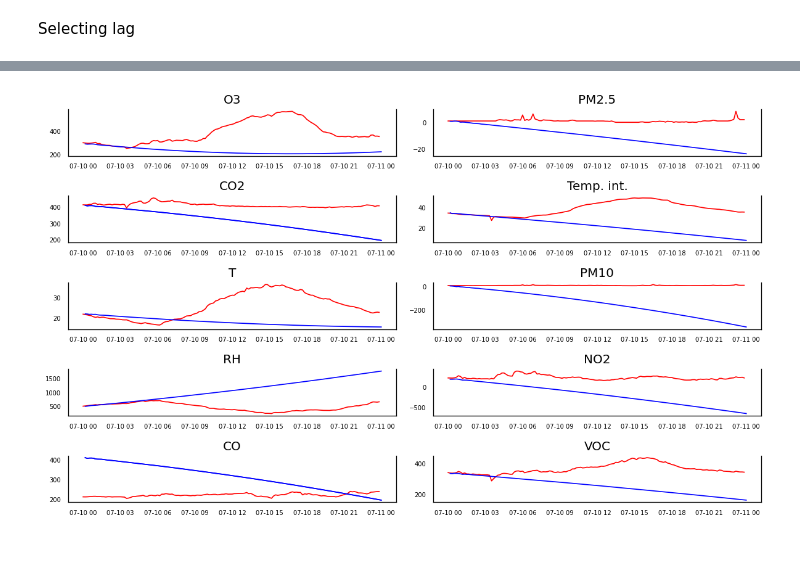
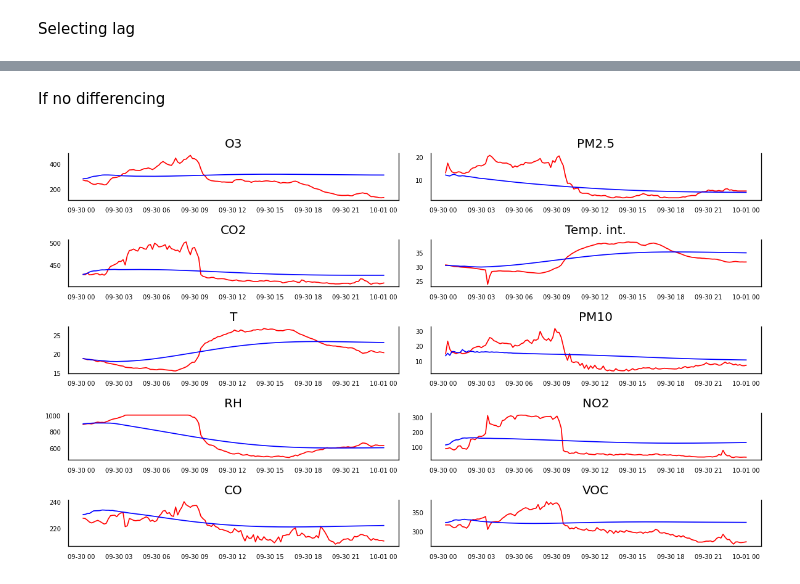
Before and after one commit to marcochisci/Anomaly_detection, a Jupyter notebook: 10min_1day_AnomalyDetection.ipynb, the cells around one changed output, grey strips where cells are left out. Cells and saved outputs as stored; diff of their text form; code cells hidden in the pictures; blank space fills up the shorter version.

```diff
--- a/10min_1day_AnomalyDetection.ipynb
+++ b/10min_1day_AnomalyDetection.ipynb
@@ -979,7 +1186,7 @@ Selecting lag
 from statsmodels.tsa.api import VAR
 
 model = VAR(df_differenced)
-order = model.select_order(maxlags=5)
+order = model.select_order(maxlags=20)
 lag = order.aic
 print(lag)
 # %% [output]
@@ -988,6 +1195,6 @@ print(lag)
 model_fitted = model.fit(lag)
 # %%
 # Input data for forecasting
-forecast_input = df_differenced.values[-lag:]
+forecast_input = df_differenced.values
 forecast_input
 # %% [output]
@@ -1010,7 +1214,7 @@ array([[-6.54761905e-01,  1.66666667e-01,  7.47619048e+00,
 # %%
 # Forecast
 fc = model_fitted.forecast(y=forecast_input, steps=nobs)
-df_forecast = pd.DataFrame(fc, index=df.index[-nobs:], columns=df.columns + '_2d')
+df_forecast = pd.DataFrame(fc, index=df_f.index[-nobs:], columns=df_f.columns + '_2d')
 df_forecast
 # %% [output]
 |  | O3_2d | PM2.5_2d | CO2_2d | Temp. int._2d | T_2d | PM10_2d | RH_2d | NO2_2d | CO_2d | VOC_2d |
@@ -1061,23 +1250,27 @@ display(df_results)
+# %% [markdown]
+If no differencing
+# %%
+df_results=df_forecast
 # %%
 import pandas as pd
 import numpy as np
 import matplotlib.pyplot as plt
 %matplotlib inline
 
 # Plot
 fig, axes = plt.subplots(nrows=5, ncols=2, dpi=120, figsize=(10,6))
 for i, ax in enumerate(axes.flatten()):
     data_3 = df_test[df_test.columns[i]]
     data_fc=df_results[df_results.columns[i]]
     ax.plot(data_3, color='red', linewidth=1)
     ax.plot(data_fc, color='blue', linewidth=1)
     # Decorations
-    ax.set_title(df.columns[i])
+    ax.set_title(df_f.columns[i])
     ax.xaxis.set_ticks_position('none')
     ax.yaxis.set_ticks_position('none')
     ax.spines["top"].set_alpha(0)
     ax.tick_params(labelsize=6)
 
 plt.tight_layout();
 # %% [output]
-[figure, old version]
+[figure, new version]
```
Also changed, not shown: parts of 62 cells of this notebook.
